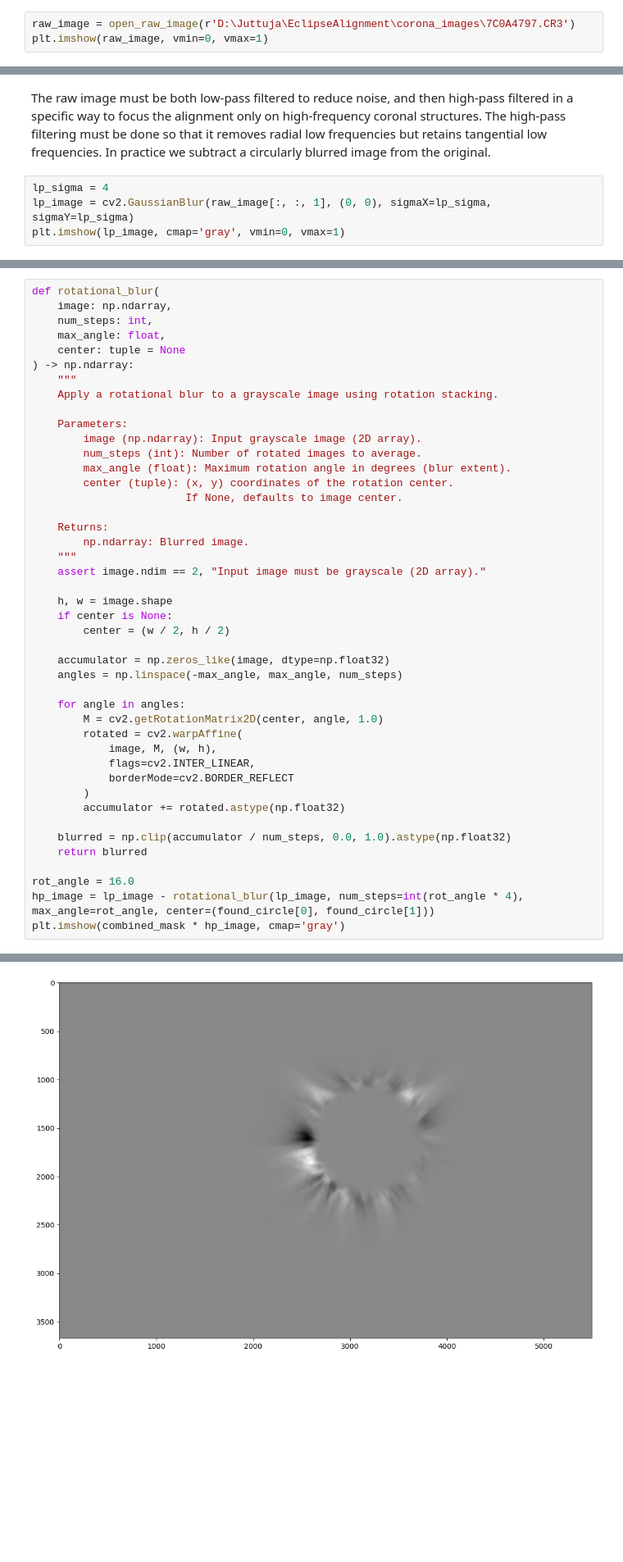
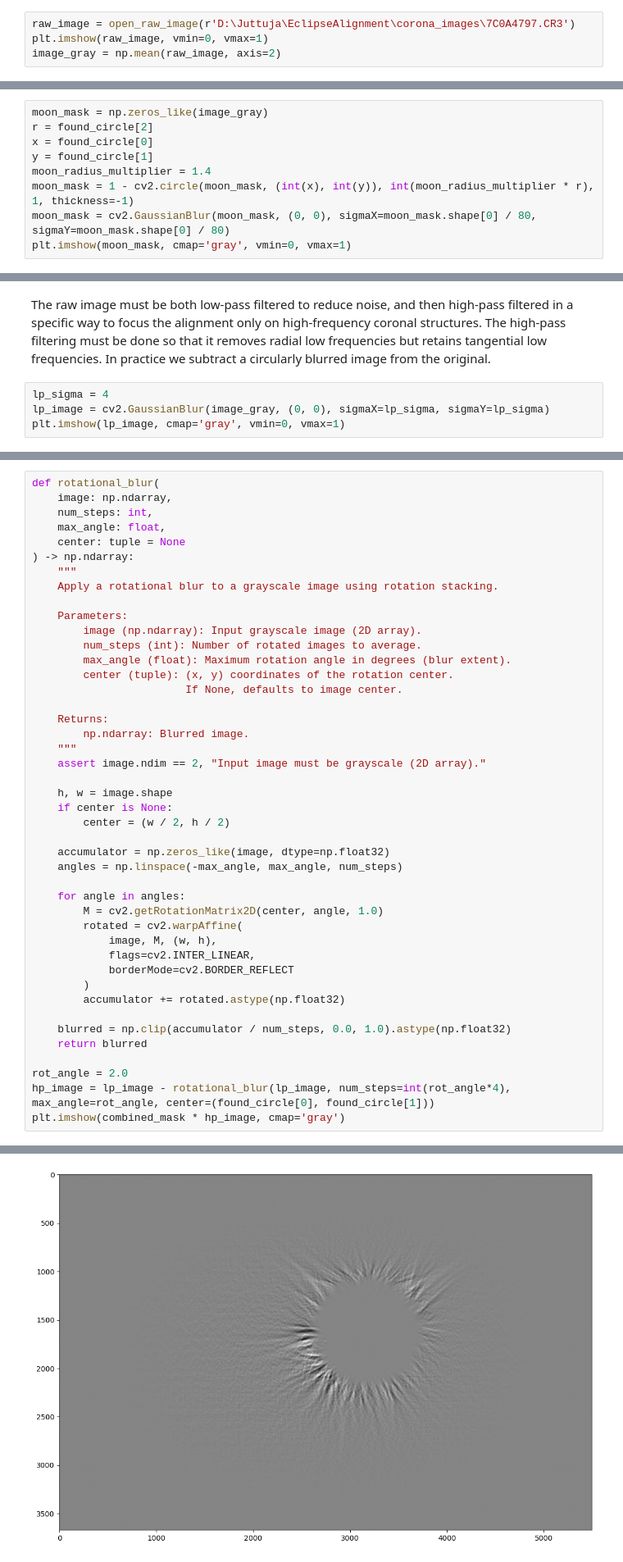
Before and after one commit to naavis/eclipsetools, a Jupyter notebook: notebooks/phase-correlation-basics.ipynb, the cells around one changed output, grey strips where cells are left out. Shown at 82% size. Cells and saved outputs as stored; diff of their text form; blank space fills up the shorter version.

```diff
--- a/notebooks/phase-correlation-basics.ipynb
+++ b/notebooks/phase-correlation-basics.ipynb
@@ -15,4 +15,5 @@ def open_raw_image(path: str) -> np.ndarray:
 # %%
 raw_image = open_raw_image(r'D:\Juttuja\EclipseAlignment\corona_images\7C0A4797.CR3')
 plt.imshow(raw_image, vmin=0, vmax=1)
+image_gray = np.mean(raw_image, axis=2)
 # %% [output]
@@ -60,0 +57,9 @@ Found circle: [3181.5 1621.5  435.6]
+# %%
+moon_mask = np.zeros_like(image_gray)
+r = found_circle[2]
+x = found_circle[0]
+y = found_circle[1]
+moon_radius_multiplier = 1.4
+moon_mask = 1 - cv2.circle(moon_mask, (int(x), int(y)), int(moon_radius_multiplier * r), 1, thickness=-1)
+moon_mask = cv2.GaussianBlur(moon_mask, (0, 0), sigmaX=moon_mask.shape[0] / 80, sigmaY=moon_mask.shape[0] / 80)
+plt.imshow(moon_mask, cmap='gray', vmin=0, vmax=1)
@@ -68,7 +76,7 @@ plt.imshow(moon_mask * window, cmap='gray', vmin=0, vmax=1)
 The raw image must be both low-pass filtered to reduce noise, and then high-pass filtered in a specific way to focus the alignment only on high-frequency coronal structures. The high-pass filtering must be done so that it removes radial low frequencies but retains tangential low frequencies. In practice we subtract a circularly blurred image from the original.
 # %%
 lp_sigma = 4
-lp_image = cv2.GaussianBlur(raw_image[:, :, 1], (0, 0), sigmaX=lp_sigma, sigmaY=lp_sigma)
+lp_image = cv2.GaussianBlur(image_gray, (0, 0), sigmaX=lp_sigma, sigmaY=lp_sigma)
 plt.imshow(lp_image, cmap='gray', vmin=0, vmax=1)
 # %% [output]
 <matplotlib.image.AxesImage at 0x...>
@@ -90,33 +98,33 @@ def rotational_blur(
         center (tuple): (x, y) coordinates of the rotation center.
                         If None, defaults to image center.
 
     Returns:
         np.ndarray: Blurred image.
     """
     assert image.ndim == 2, "Input image must be grayscale (2D array)."
 
     h, w = image.shape
     if center is None:
         center = (w / 2, h / 2)
 
     accumulator = np.zeros_like(image, dtype=np.float32)
     angles = np.linspace(-max_angle, max_angle, num_steps)
 
     for angle in angles:
         M = cv2.getRotationMatrix2D(center, angle, 1.0)
         rotated = cv2.warpAffine(
             image, M, (w, h),
             flags=cv2.INTER_LINEAR,
             borderMode=cv2.BORDER_REFLECT
         )
         accumulator += rotated.astype(np.float32)
 
     blurred = np.clip(accumulator / num_steps, 0.0, 1.0).astype(np.float32)
     return blurred
 
-rot_angle = 16.0
-hp_image = lp_image - rotational_blur(lp_image, num_steps=int(rot_angle * 4), max_angle=rot_angle, center=(found_circle[0], found_circle[1]))
+rot_angle = 2.0
+hp_image = lp_image - rotational_blur(lp_image, num_steps=int(rot_angle*4), max_angle=rot_angle, center=(found_circle[0], found_circle[1]))
 plt.imshow(combined_mask * hp_image, cmap='gray')
 # %% [output]
 <matplotlib.image.AxesImage at 0x...>
-[figure, old version]
+[figure, new version]
```
Also changed, not shown: parts of 3 cells of this notebook.
